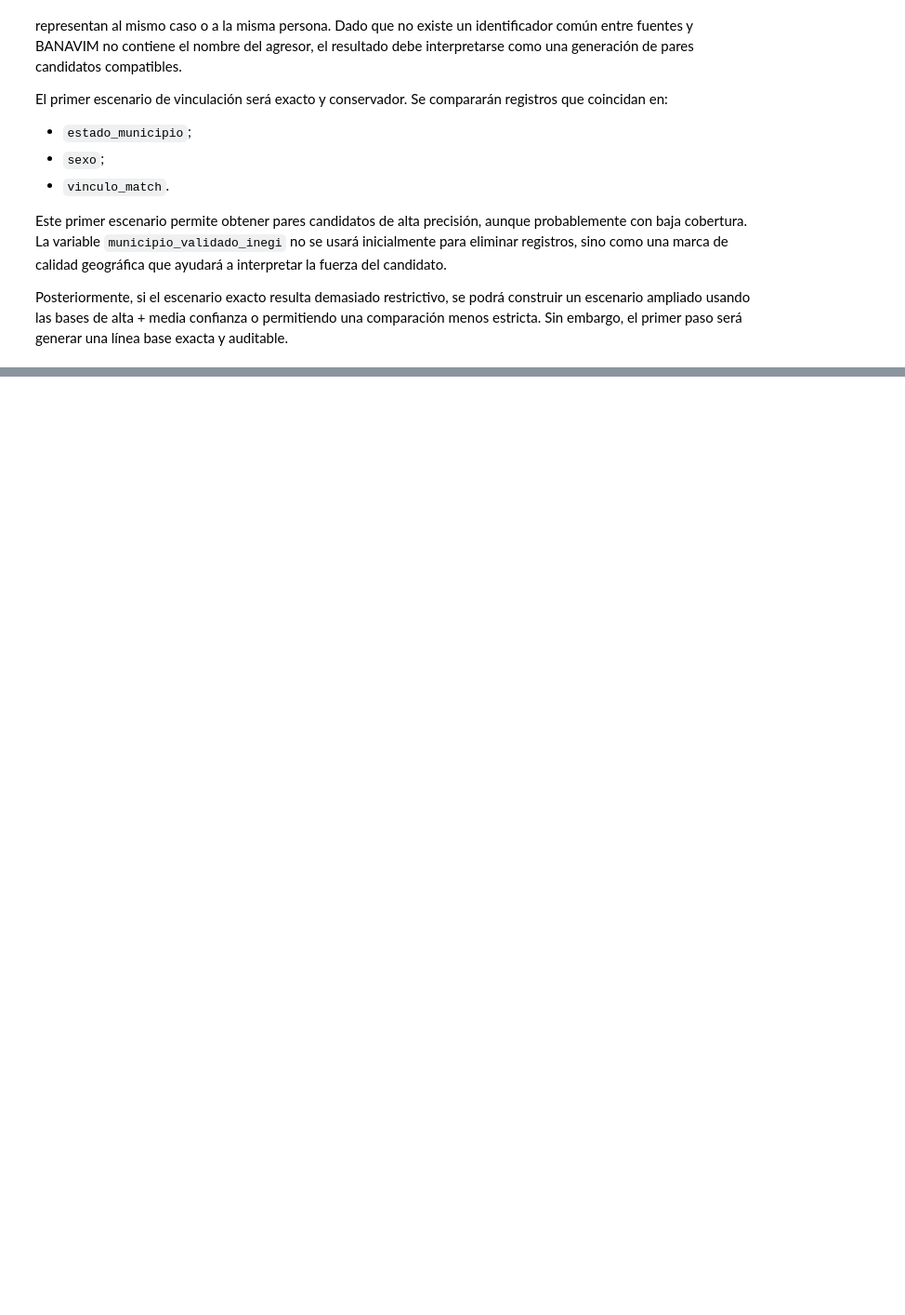
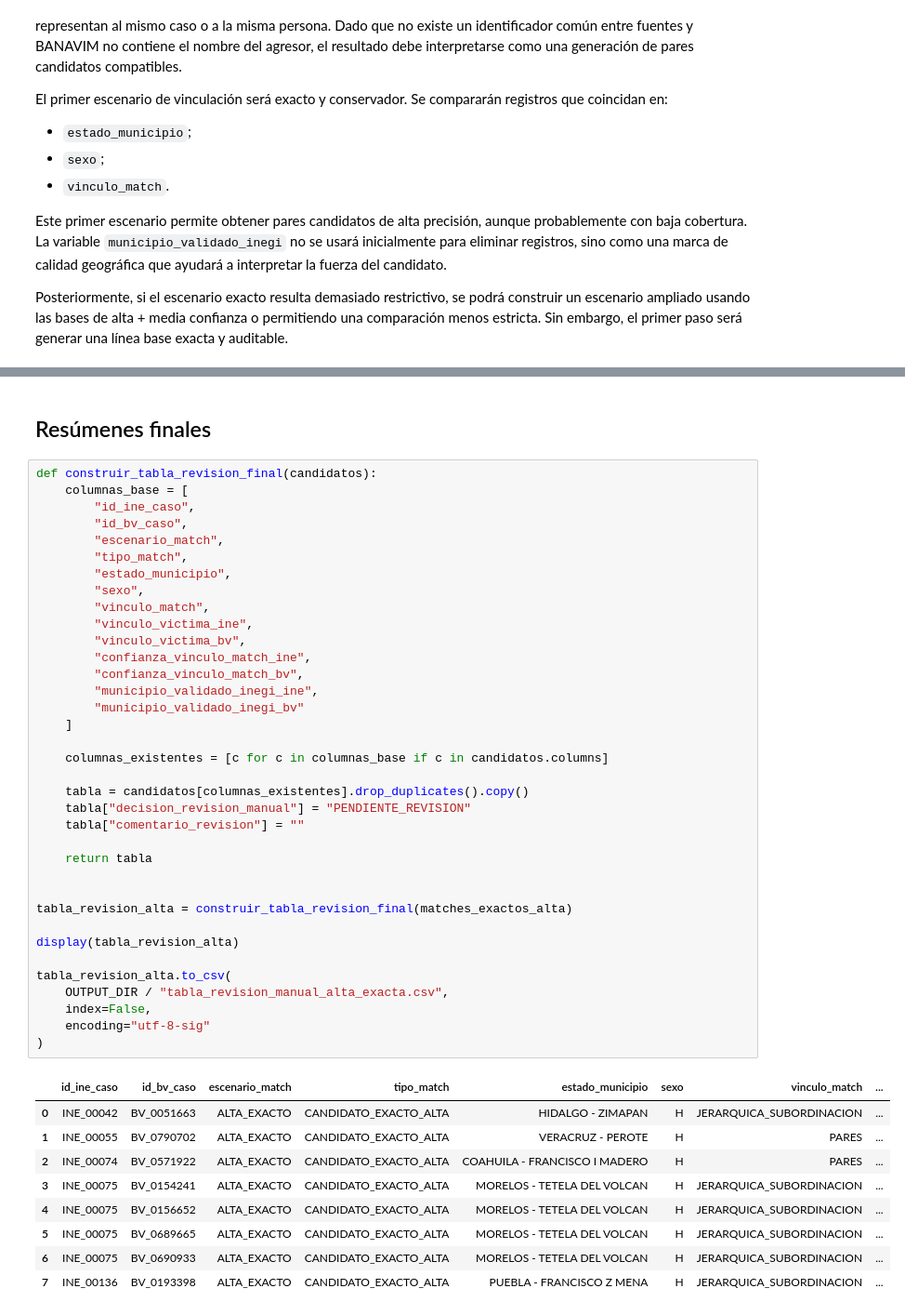
Before and after one commit to BesaidGarden/Calidad-y-Preprocesamiento-de-Datos---Registro-Publico-de-Agresores, a Jupyter notebook: Código/fusion_individuos.ipynb, the cells around one changed output, grey strips where cells are left out. Shown at 93% size. Saved outputs shown, nothing was run; the diff lists cells and outputs as text; blank space fills up the shorter version.

```diff
--- a/Código/fusion_individuos.ipynb
+++ b/Código/fusion_individuos.ipynb
@@ -1980,0 +2681,48 @@ ESTADÍSTICAS DESCRIPTIVAS
+# %% [markdown]
+## Resúmenes finales
+# %%
+def construir_tabla_revision_final(candidatos):
+    columnas_base = [
+        "id_ine_caso",
+        "id_bv_caso",
+        "escenario_match",
+        "tipo_match",
+        "estado_municipio",
+        "sexo",
+        "vinculo_match",
+        "vinculo_victima_ine",
+        "vinculo_victima_bv",
+        "confianza_vinculo_match_ine",
+        "confianza_vinculo_match_bv",
+        "municipio_validado_inegi_ine",
+        "municipio_validado_inegi_bv"
+    ]
+
+    columnas_existentes = [c for c in columnas_base if c in candidatos.columns]
+
+    tabla = candidatos[columnas_existentes].drop_duplicates().copy()
+    tabla["decision_revision_manual"] = "PENDIENTE_REVISION"
+    tabla["comentario_revision"] = ""
+
+    return tabla
+
+
+tabla_revision_alta = construir_tabla_revision_final(matches_exactos_alta)
+
+display(tabla_revision_alta)
+
+tabla_revision_alta.to_csv(
+    OUTPUT_DIR / "tabla_revision_manual_alta_exacta.csv",
+    index=False,
+    encoding="utf-8-sig"
+)
+# %% [output]
+|  | id_ine_caso | id_bv_caso | escenario_match | tipo_match | estado_municipio | sexo | vinculo_match | ... |
+| 0 | INE_00042 | BV_0051663 | ALTA_EXACTO | CANDIDATO_EXACTO_ALTA | HIDALGO - ZIMAPAN | H | JERARQUICA_SUBORDINACION | ... |
+| 1 | INE_00055 | BV_0790702 | ALTA_EXACTO | CANDIDATO_EXACTO_ALTA | VERACRUZ - PEROTE | H | PARES | ... |
+| 2 | INE_00074 | BV_0571922 | ALTA_EXACTO | CANDIDATO_EXACTO_ALTA | COAHUILA - FRANCISCO I MADERO | H | PARES | ... |
+| 3 | INE_00075 | BV_0154241 | ALTA_EXACTO | CANDIDATO_EXACTO_ALTA | MORELOS - TETELA DEL VOLCAN | H | JERARQUICA_SUBORDINACION | ... |
+| 4 | INE_00075 | BV_0156652 | ALTA_EXACTO | CANDIDATO_EXACTO_ALTA | MORELOS - TETELA DEL VOLCAN | H | JERARQUICA_SUBORDINACION | ... |
+| 5 | INE_00075 | BV_0689665 | ALTA_EXACTO | CANDIDATO_EXACTO_ALTA | MORELOS - TETELA DEL VOLCAN | H | JERARQUICA_SUBORDINACION | ... |
+| 6 | INE_00075 | BV_0690933 | ALTA_EXACTO | CANDIDATO_EXACTO_ALTA | MORELOS - TETELA DEL VOLCAN | H | JERARQUICA_SUBORDINACION | ... |
+| 7 | INE_00136 | BV_0193398 | ALTA_EXACTO | CANDIDATO_EXACTO_ALTA | PUEBLA - FRANCISCO Z MENA | H | JERARQUICA_SUBORDINACION | ... |
```
Also changed, not shown: parts of 29 cells of this notebook, 6 other files.
